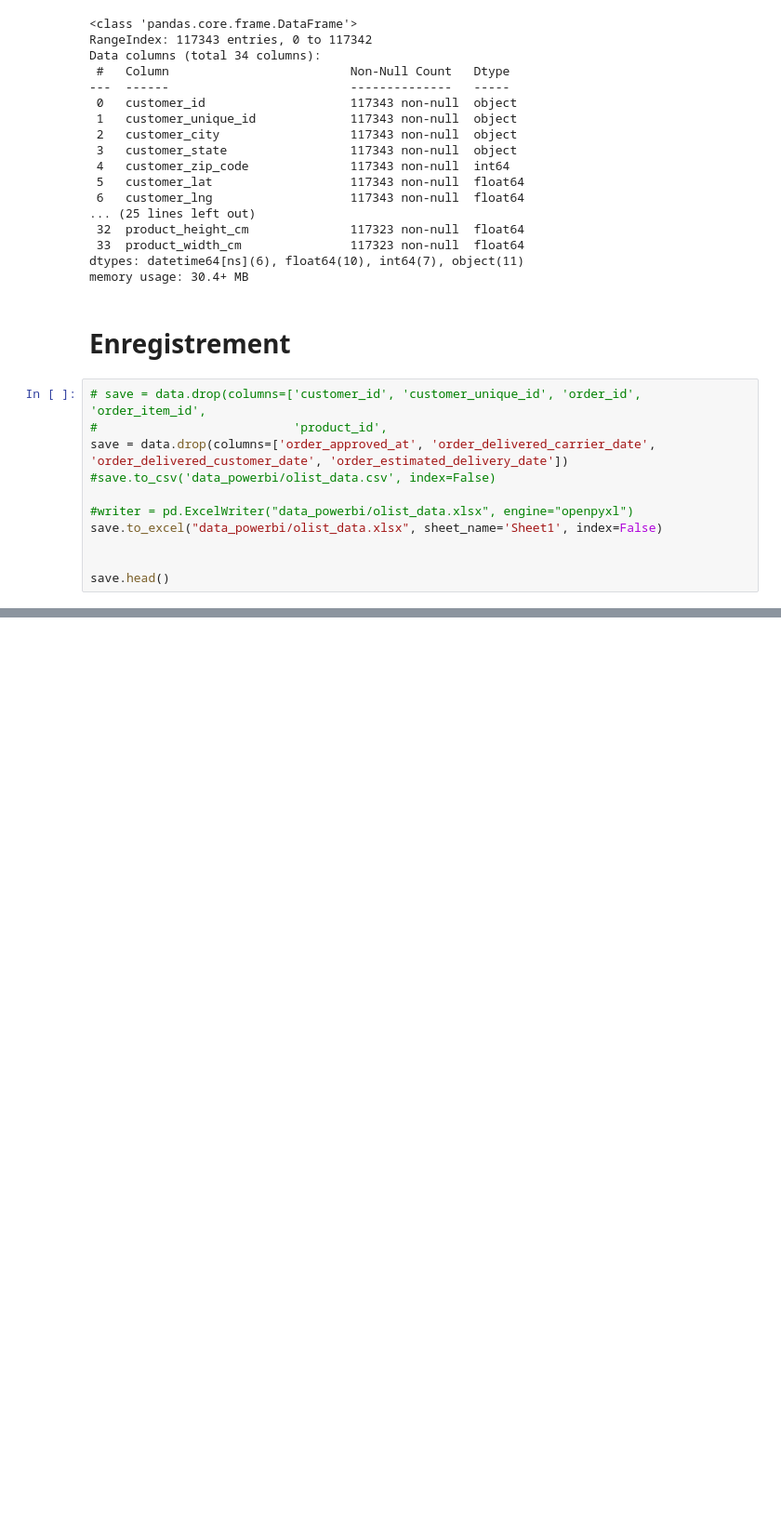
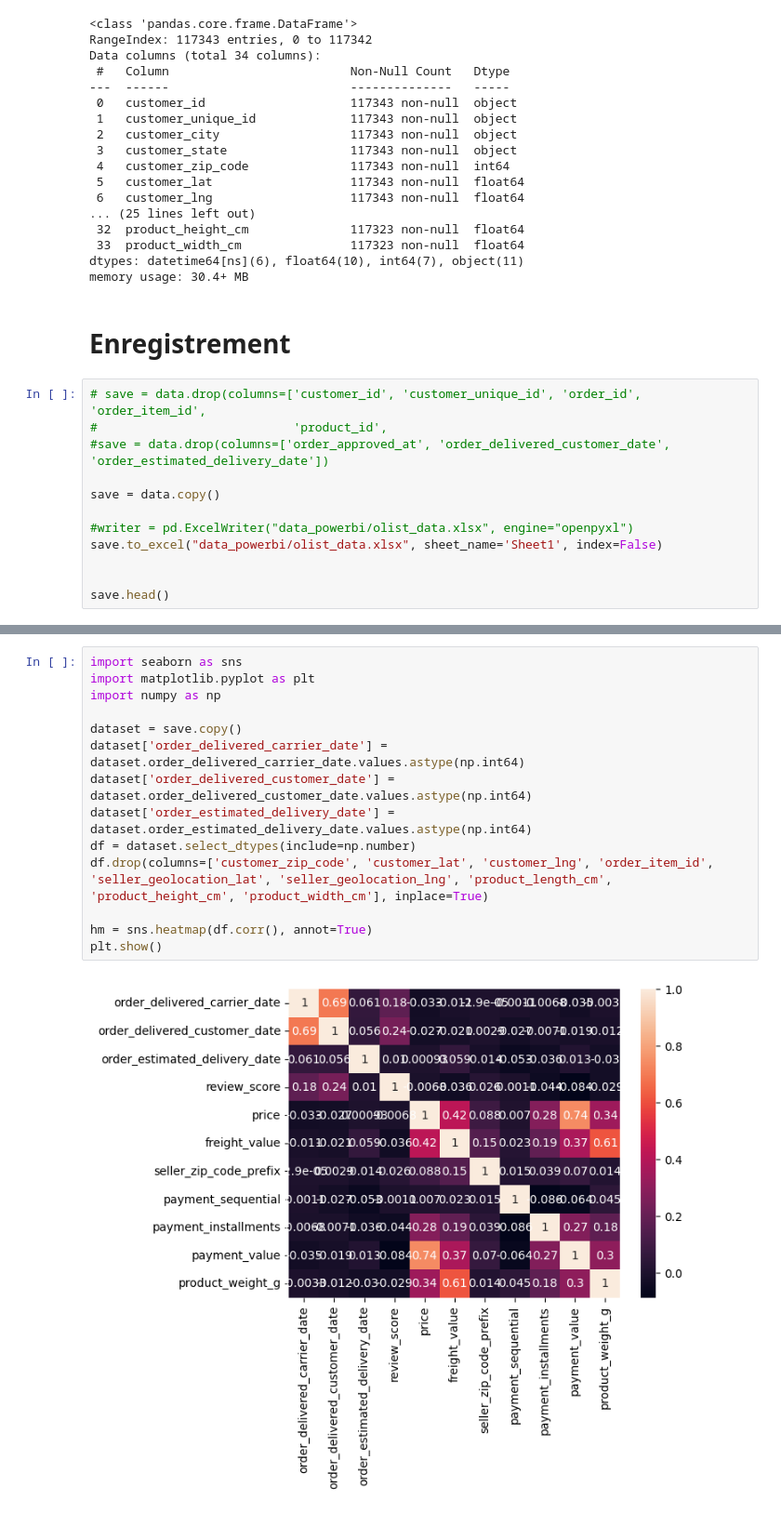
Before and after one commit to maxwarch/powerbi-test, a Jupyter notebook: prepare_data_powerbi.ipynb, the cells around one changed output, grey strips where cells are left out. Shown at 93% size. Saved outputs shown, nothing was run; the diff lists cells and outputs as text; blank space fills up the shorter version.

Commit message:
xls with date

```diff
--- a/prepare_data_powerbi.ipynb
+++ b/prepare_data_powerbi.ipynb
@@ -246,8 +254,9 @@ memory usage: 30.4+ MB
 # %%
 # save = data.drop(columns=['customer_id', 'customer_unique_id', 'order_id', 'order_item_id',
 #                           'product_id',
-save = data.drop(columns=['order_approved_at', 'order_delivered_carrier_date', 'order_delivered_customer_date', 'order_estimated_delivery_date'])
-#save.to_csv('data_powerbi/olist_data.csv', index=False)
+#save = data.drop(columns=['order_approved_at', 'order_delivered_customer_date', 'order_estimated_delivery_date'])
+
+save = data.copy()
 
 #writer = pd.ExcelWriter("data_powerbi/olist_data.xlsx", engine="openpyxl")
 save.to_excel("data_powerbi/olist_data.xlsx", sheet_name='Sheet1', index=False)
@@ -264,0 +280,16 @@ save.head()
+# %%
+import seaborn as sns
+import matplotlib.pyplot as plt
+import numpy as np
+
+dataset = save.copy()
+dataset['order_delivered_carrier_date'] = dataset.order_delivered_carrier_date.values.astype(np.int64)
+dataset['order_delivered_customer_date'] = dataset.order_delivered_customer_date.values.astype(np.int64)
+dataset['order_estimated_delivery_date'] = dataset.order_estimated_delivery_date.values.astype(np.int64)
+df = dataset.select_dtypes(include=np.number)
+df.drop(columns=['customer_zip_code', 'customer_lat', 'customer_lng', 'order_item_id', 'seller_geolocation_lat', 'seller_geolocation_lng', 'product_length_cm', 'product_height_cm', 'product_width_cm'], inplace=True)
+
+hm = sns.heatmap(df.corr(), annot=True)
+plt.show()
+# %% [output]
+[figure, added]
```
Also changed, not shown: parts of 3 cells of this notebook, 1 other file.
